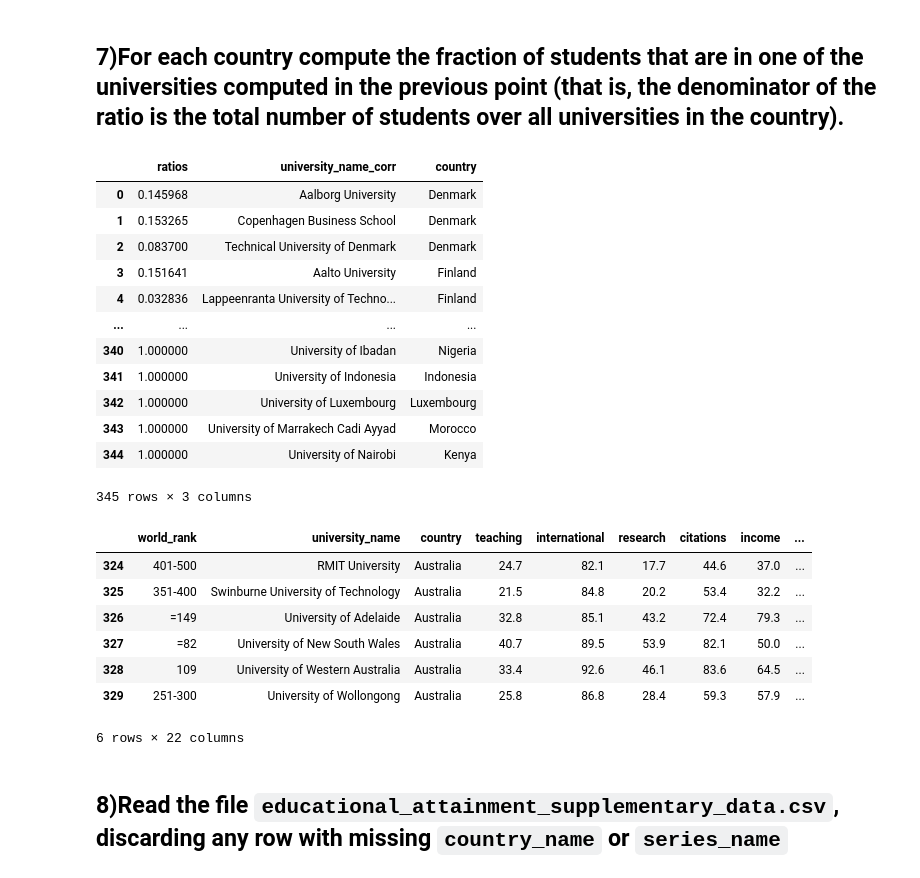
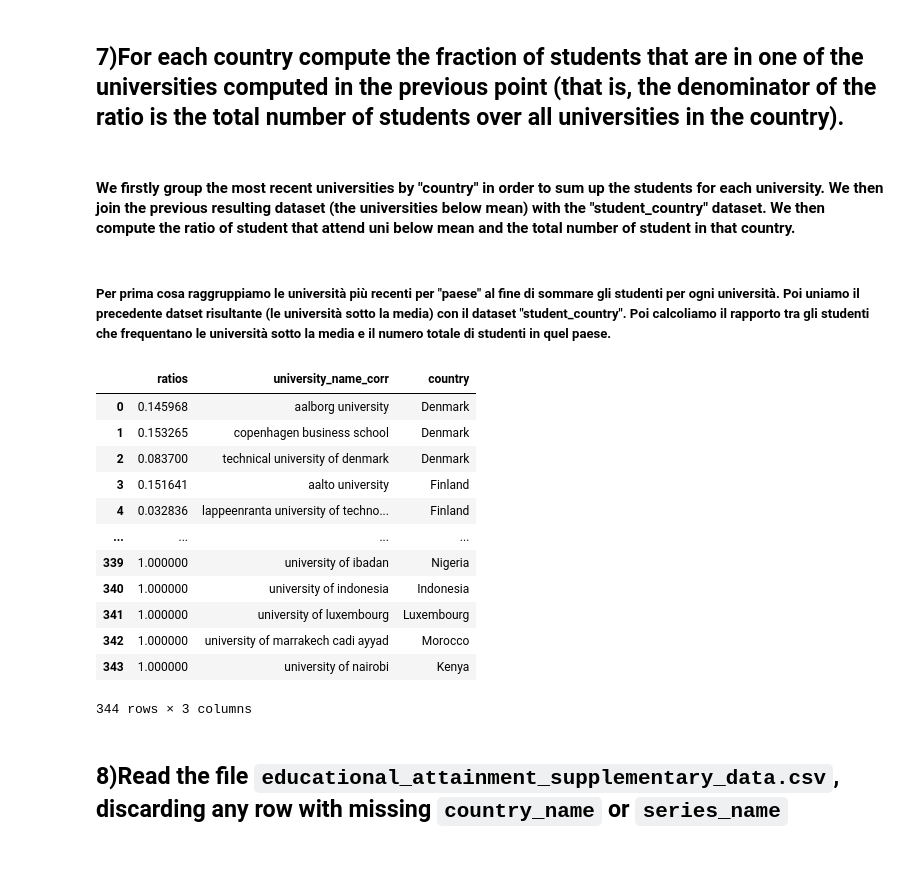
Before and after one commit to liliagrasso/FCSproject, a Jupyter notebook: FoCS_Project_Grasso_Marnati.ipynb, the cells around one changed output. Saved outputs shown, nothing was run; the diff lists cells and outputs as text; code cells hidden in the pictures.

```diff
--- a/SuperProject (1).ipynb
+++ b/FoCS_Project_Grasso_Marnati.ipynb
@@ -311,3 +407,7 @@ times[['female', 'male']] = times.apply(lambda row: pd.Series(femalemale(row.ast
+# %%
+new['female'] = new['female'].round()
+# %%
+new['male'] = new['male'].round()
 # %%
 new.groupby('country')['female'].sum()
 # %% [output]
@@ -359,7 +461,7 @@ def femalemaleratio(elem,elem2):
         if (male1 != 0):
             return (female1/male1)
         else:
-                return 1
+                return float('NaN')
 
 #we apply the function only at the columns 'male' and 'female' of dataset times
 times['ratiofemalemale'] = times.apply(lambda x: femalemaleratio(x.astype(str).male,x.astype(str).female), axis=1)
@@ -390,38 +498,31 @@ universitybelowmean[['university_name_corr','female','male','ratiofemalemale']]
 # %% [markdown]
 ## 7)For each country compute the fraction of students that are in one of the universities computed in the previous point  (that is, the denominator of the ratio is the total number of students over all universities in the country).
+# %% [markdown]
+#### We firstly group the most recent universities by "country" in order to sum up the students for each university. We then join the previous resulting dataset (the universities below mean) with the "student_country" dataset. We then compute the ratio of student that attend uni below mean and the total number of student in that country.
+# %% [markdown]
+##### Per prima cosa raggruppiamo le università più recenti per "paese" al fine di sommare gli studenti per ogni università. Poi uniamo il precedente datset risultante (le università sotto la media) con il dataset "student_country". Poi calcoliamo il rapporto tra gli studenti che frequentano le università sotto la media e il numero totale di studenti in quel paese.
 # %%
-lol = new.groupby('country',as_index=False)['num_students_asint'].sum()
+student_country = new.groupby('country',as_index=False)['num_students_asint'].sum()
 # %%
 #calculate ratios
-merging= pd.merge(universitybelowmean, lol, on='country')
+merging= pd.merge(universitybelowmean, student_country, on='country')
 merging['ratios']=merging['num_students_asint_x']/merging['num_students_asint_y']
 #show the relevant column
 merging[['ratios','university_name_corr','country']]
 # %% [output]
 |  | ratios | university_name_corr | country |
-| 0 | 0.145968 | Aalborg University | Denmark |
-| 1 | 0.153265 | Copenhagen Business School | Denmark |
-| 2 | 0.083700 | Technical University of Denmark | Denmark |
-| 3 | 0.151641 | Aalto University | Finland |
-| 4 | 0.032836 | Lappeenranta University of Techno... | Finland |
+| 0 | 0.145968 | aalborg university | Denmark |
+| 1 | 0.153265 | copenhagen business school | Denmark |
+| 2 | 0.083700 | technical university of denmark | Denmark |
+| 3 | 0.151641 | aalto university | Finland |
+| 4 | 0.032836 | lappeenranta university of techno... | Finland |
 | ... | ... | ... | ... |
-| 340 | 1.000000 | University of Ibadan | Nigeria |
-| 341 | 1.000000 | University of Indonesia | Indonesia |
-| 342 | 1.000000 | University of Luxembourg | Luxembourg |
-| 343 | 1.000000 | University of Marrakech Cadi Ayyad | Morocco |
-| 344 | 1.000000 | University of Nairobi | Kenya |
+| 339 | 1.000000 | university of ibadan | Nigeria |
+| 340 | 1.000000 | university of indonesia | Indonesia |
+| 341 | 1.000000 | university of luxembourg | Luxembourg |
+| 342 | 1.000000 | university of marrakech cadi ayyad | Morocco |
+| 343 | 1.000000 | university of nairobi | Kenya |
-345 rows × 3 columns
+344 rows × 3 columns
-# %%
-merging[merging['country']=='Australia']
-# %% [output]
-|  | world_rank | university_name | country | teaching | international | research | citations | income | ... |
-| 324 | 401-500 | RMIT University | Australia | 24.7 | 82.1 | 17.7 | 44.6 | 37.0 | ... |
-| 325 | 351-400 | Swinburne University of Technology | Australia | 21.5 | 84.8 | 20.2 | 53.4 | 32.2 | ... |
-| 326 | =149 | University of Adelaide | Australia | 32.8 | 85.1 | 43.2 | 72.4 | 79.3 | ... |
-| 327 | =82 | University of New South Wales | Australia | 40.7 | 89.5 | 53.9 | 82.1 | 50.0 | ... |
-| 328 | 109 | University of Western Australia | Australia | 33.4 | 92.6 | 46.1 | 83.6 | 64.5 | ... |
-| 329 | 251-300 | University of Wollongong | Australia | 25.8 | 86.8 | 28.4 | 59.3 | 57.9 | ... |
-6 rows × 22 columns
 # %% [markdown]
 ## 8)Read the file `educational_attainment_supplementary_data.csv`, discarding any row with missing `country_name` or `series_name`
 # %% [markdown]
```
Also changed, not shown: parts of 67 cells of this notebook.
